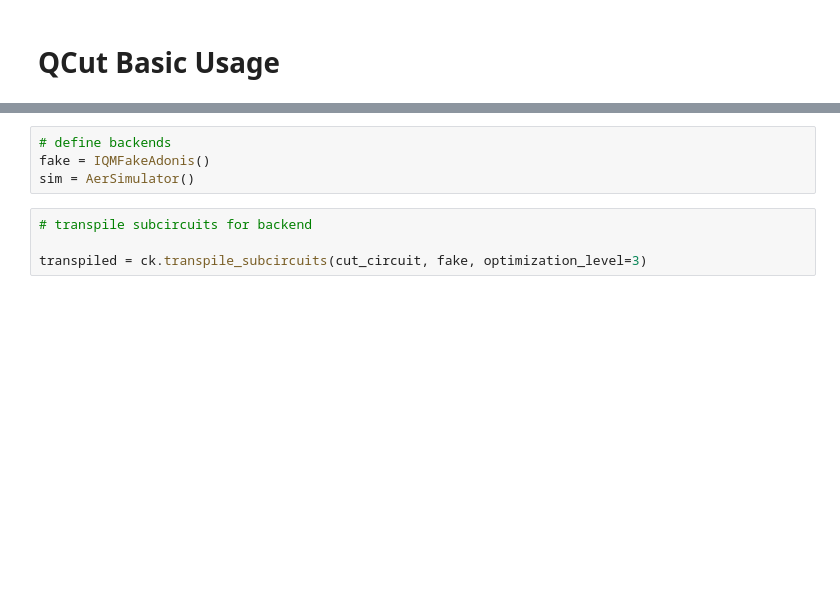
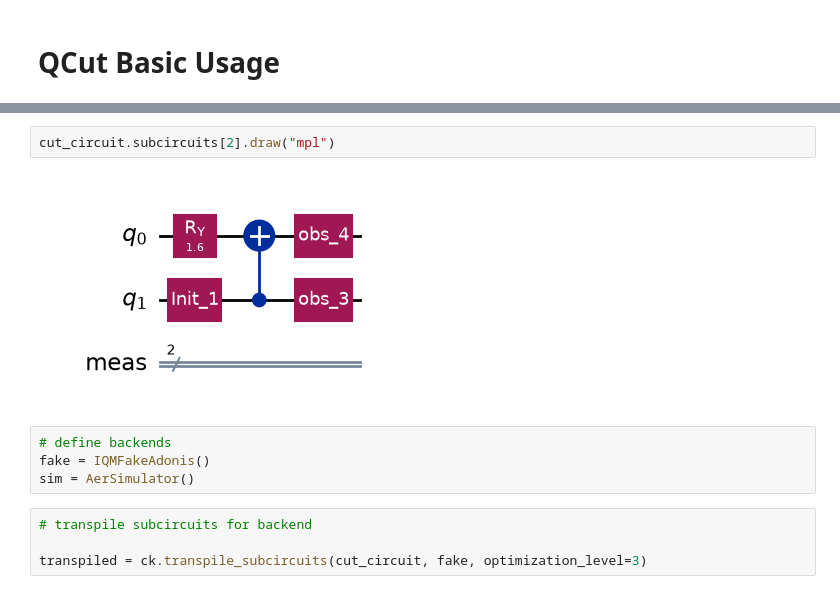
Before and after one commit to JooNiv/QCut, a Jupyter notebook: docs/notebooks/QCutBasicUsage.ipynb, the cells around one changed output, grey strips where cells are left out. Drawn from its saved outputs; the diff is of its cells as text; blank space fills up the shorter version.

```diff
--- a/docs/notebooks/QCutBasicUsage.ipynb
+++ b/docs/notebooks/QCutBasicUsage.ipynb
@@ -60,3 +63,7 @@ cut_circuit.subcircuits[1].draw("mpl")
+# %%
+cut_circuit.subcircuits[2].draw("mpl")
+# %% [output]
+[figure, added]
 # %%
 # define backends
 fake = IQMFakeAdonis()
```
Also changed, not shown: parts of 8 cells of this notebook, 23 other files.
